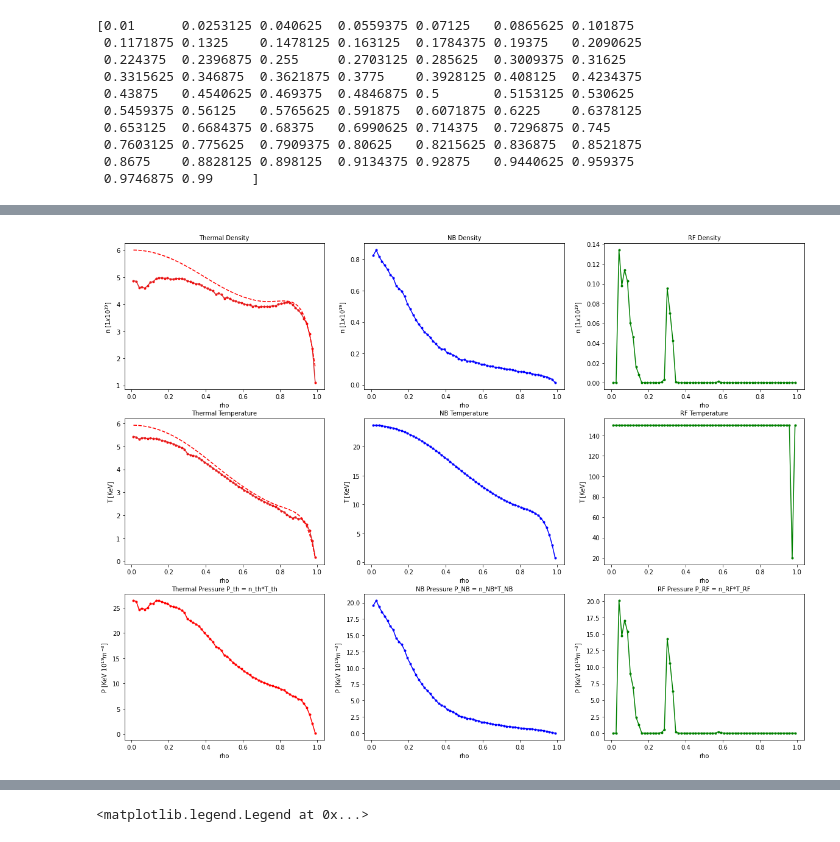
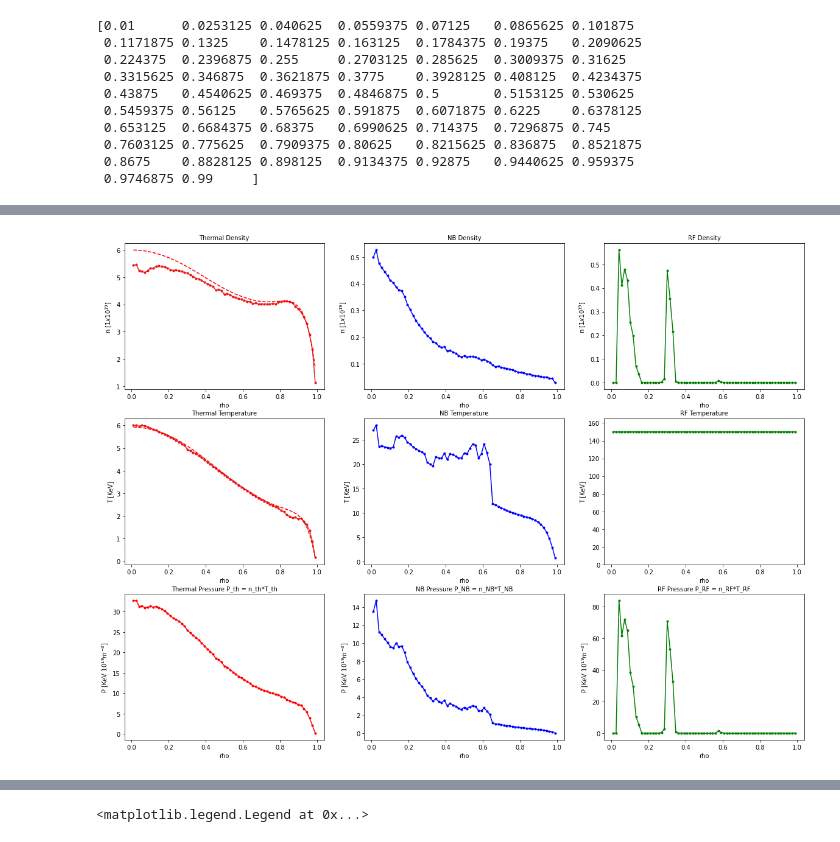
Before and after one commit to vandelij/genray_cql3d_plots, a Jupyter notebook: shots/147634/scan_beam_and_RF/beam_5_RF_testing/make_distrobution.ipynb, the cells around one changed output, grey strips where cells are left out. Drawn from its saved outputs; the diff is of its cells as text; code cells hidden in the pictures.

```diff
--- a/shots/147634/scan_beam_and_RF/beam_5_RF_testing/make_distrobution.ipynb
+++ b/shots/147634/scan_beam_and_RF/beam_5_RF_testing/make_distrobution.ipynb
@@ -700,7 +712,8 @@ integrated_over_pitch_array = np.zeros_like(rho).tolist()
 #--------------------------------------------------
 # Call the curve fitting function
 
-for rhoindex in range(rho.shape[0]):
+for rhoindex in range(0, rho.shape[0]):
+    print('rho: ', rhoindex)
     T = genray_temps[rhoindex]
     n = genray_density[rhoindex]/1e19
     # bounds = ([0, 0, 0, 2*T, 0, 80],[n*1.2, T*1.2, 0.15*n, 80, 0.15*n, 500])
@@ -718,7 +731,7 @@ for rhoindex in range(rho.shape[0]):
     T2L = 4*T #1.5*T
     T2U = 40
 
-    T3L = 20
+    T3L = 149.9
     T3U = 150
     bounds2 = ([n1L, T1L, T2L, T3L],[n1U, T1U, T2U, T3U])#([0, 0.8*T, 2*T, 80],[n, T*1.2, 80, 500])
     integrated_over_pitch, n1, T1, n2, T2, n3, T3 = fit_three_guassians_to_cql2(enerkev, cql_nc=cql_nc, rhoindex=rhoindex, bounds=bounds2)
@@ -726,13 +739,13 @@ for rhoindex in range(rho.shape[0]):
     sorted_array = array_to_sort[:, array_to_sort[0].argsort()]
 
     # Load up this rho index's density and temperature values
-    T_th = sorted_array[0, 0]
-    T_NB = sorted_array[0, 1]
-    T_RF = sorted_array[0, 2]
+    T_th = T1#sorted_array[0, 0]
+    T_NB = T2#sorted_array[0, 1]
+    T_RF = T3#sorted_array[0, 2]
 
-    n_th = sorted_array[1, 0]
-    n_NB = sorted_array[1, 1]
-    n_RF = sorted_array[1, 2]
+    n_th = n1#sorted_array[1, 0]
+    n_NB = n2#sorted_array[1, 1]
+    n_RF = n3#sorted_array[1, 2]
 
     nth_array[rhoindex] = n_th
     nNB_array[rhoindex] = n_NB
@@ -841,31 +872,32 @@ axs[1, 2].plot(rho, TRF_array, color='green')
 axs[1, 2].scatter(rho, TRF_array, color='green', marker='.')
 axs[1, 2].set_title('RF Temperature')
 axs[1, 2].set_xlabel('rho')
 axs[1, 2].set_ylabel('T [KeV]')
+axs[1, 2].set_ylim(0, T3U*1.1)
 
 axs[2, 0].plot(rho, Tth_array*nth_array, color='red')
 axs[2, 0].scatter(rho, Tth_array*nth_array, color='red', marker='.')
 axs[2, 0].set_title('Thermal Pressure P_th = n_th*T_th')
 axs[2, 0].set_xlabel('rho')
 axs[2, 0].set_ylabel(r'P [KeV $10^{19}m^{-3}$]')
 
 axs[2, 1].plot(rho, TNB_array*nNB_array, color='blue')
 axs[2, 1].scatter(rho, TNB_array*nNB_array, color='blue', marker='.')
 axs[2, 1].set_title('NB Pressure P_NB = n_NB*T_NB')
 axs[2, 1].set_xlabel('rho')
 axs[2, 1].set_ylabel(r'P [KeV $10^{19}m^{-3}$]')
 
 axs[2, 2].plot(rho, TRF_array*nRF_array, color='green')
 axs[2, 2].scatter(rho, TRF_array*nRF_array, color='green', marker='.')
 axs[2, 2].set_title('RF Pressure P_RF = n_RF*T_RF')
 axs[2, 2].set_xlabel('rho')
 axs[2, 2].set_ylabel(r'P [KeV $10^{19}m^{-3}$]')
 plt.show()
 # for ax in axs.flat:
 #     ax.set(xlabel='x-label', ylabel='y-label')
 
 # # Hide x labels and tick labels for top plots and y ticks for right plots.
 # for ax in axs.flat:
 #     ax.label_outer()
 # %% [output]
-[figure, old version]
+[figure, new version]
```
Also changed, not shown: parts of 7 cells of this notebook.
